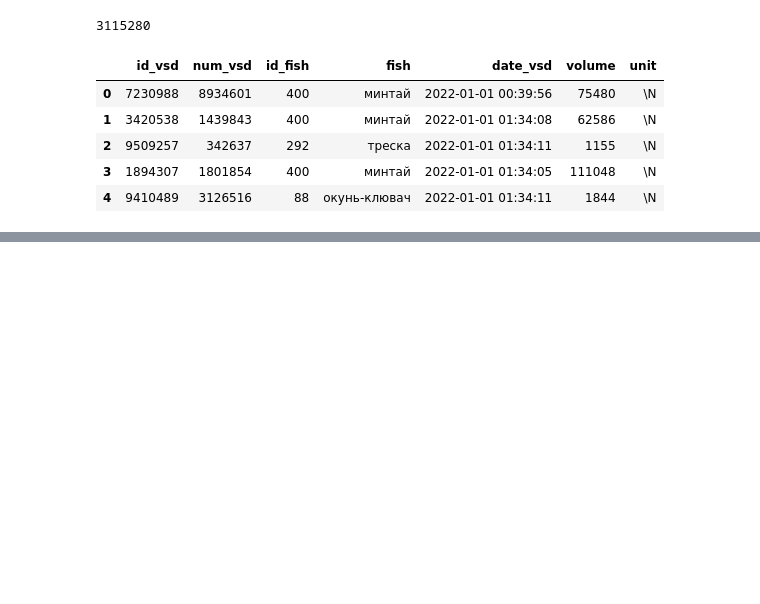
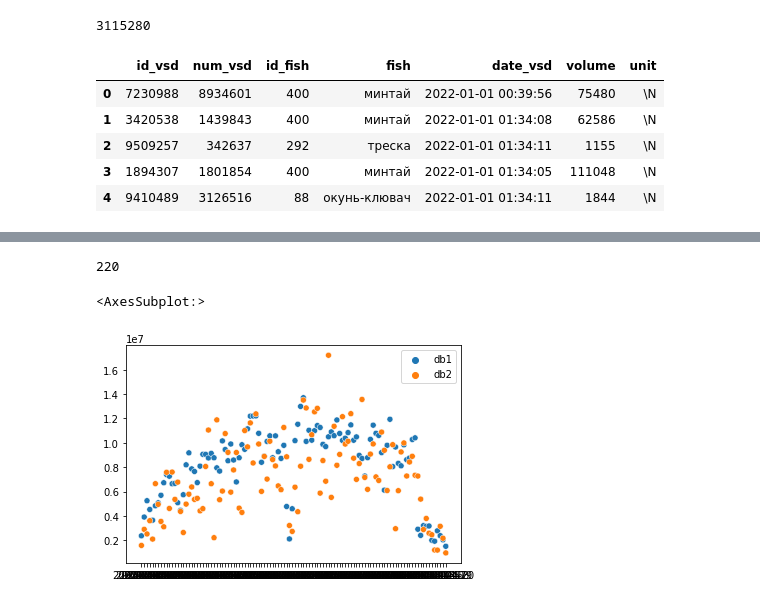
Before and after one commit to qTemiO/Fishing-Control, a Jupyter notebook: notebooks/1_research.ipynb, the cells around one changed output, grey strips where cells are left out. Saved outputs shown, nothing was run; the diff lists cells and outputs as text; code cells hidden in the pictures; blank space fills up the shorter version.

```diff
--- a/notebooks/1_research.ipynb
+++ b/notebooks/1_research.ipynb
@@ -95,6 +112,7 @@ catch_df.head(5)
 # %%
 ext1 = pd.read_csv(path + r"\data\db2\Ext.csv", error_bad_lines=False, sep=',')
 ext2 = pd.read_csv(path + r"\data\db2\Ext2.csv", error_bad_lines=False, sep=',')
+ext2['date_vsd'] = ext2['date_vsd'].apply(lambda x: x[:10])
 # %%
 print(len(ext1))
 ext1.head(5)
@@ -221,0 +177,38 @@ df
+# %%
+dates = catch_df['date'].unique()
+Y = dates.copy()
+Total_X1 = []
+Total_X2 = []
+
+fish =  fish_df[fish_df['id_fish'] == 400]['fish'].values[0]
+X1 = catch_df[catch_df['id_fish'] == fish]
+X2 = ext2[ext2['fish'] == fish]
+
+for date in dates:
+    X1_dated = X1[X1['date'] == date]['catch_volume'].sum()
+    X2_dated = X2[X2['date_vsd'] == date]['volume'].sum()
+
+    Total_X1.append(X1_dated)
+    Total_X2.append(X2_dated)
+# %%
+hue = []
+total_x = []
+total_x.extend(Total_X1)
+total_x.extend(Total_X2)
+for x in total_x:
+    if x in Total_X1:
+        hue.append('db1')
+    elif x in Total_X2:
+        hue.append('db2')
+new_dates = []
+new_dates.extend(dates)
+new_dates.extend(dates)
+# %%
+len(hue)
+# %% [output]
+220
+# %%
+sns.scatterplot(y=total_x, x=new_dates, hue=hue)
+# %% [output]
+<AxesSubplot:>
+[figure, added]
```
Also changed, not shown: parts of 23 cells of this notebook, 2 other files.
